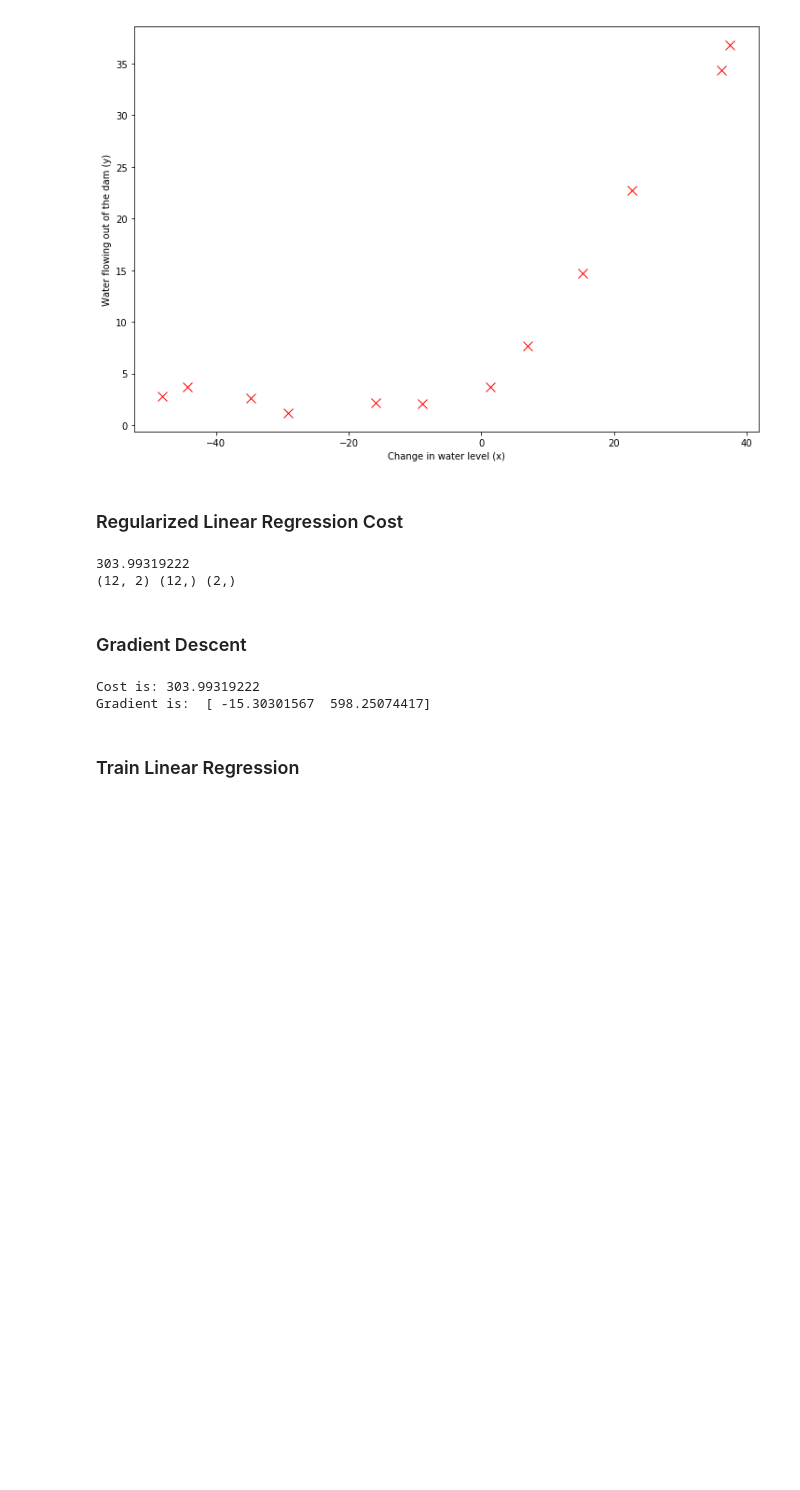
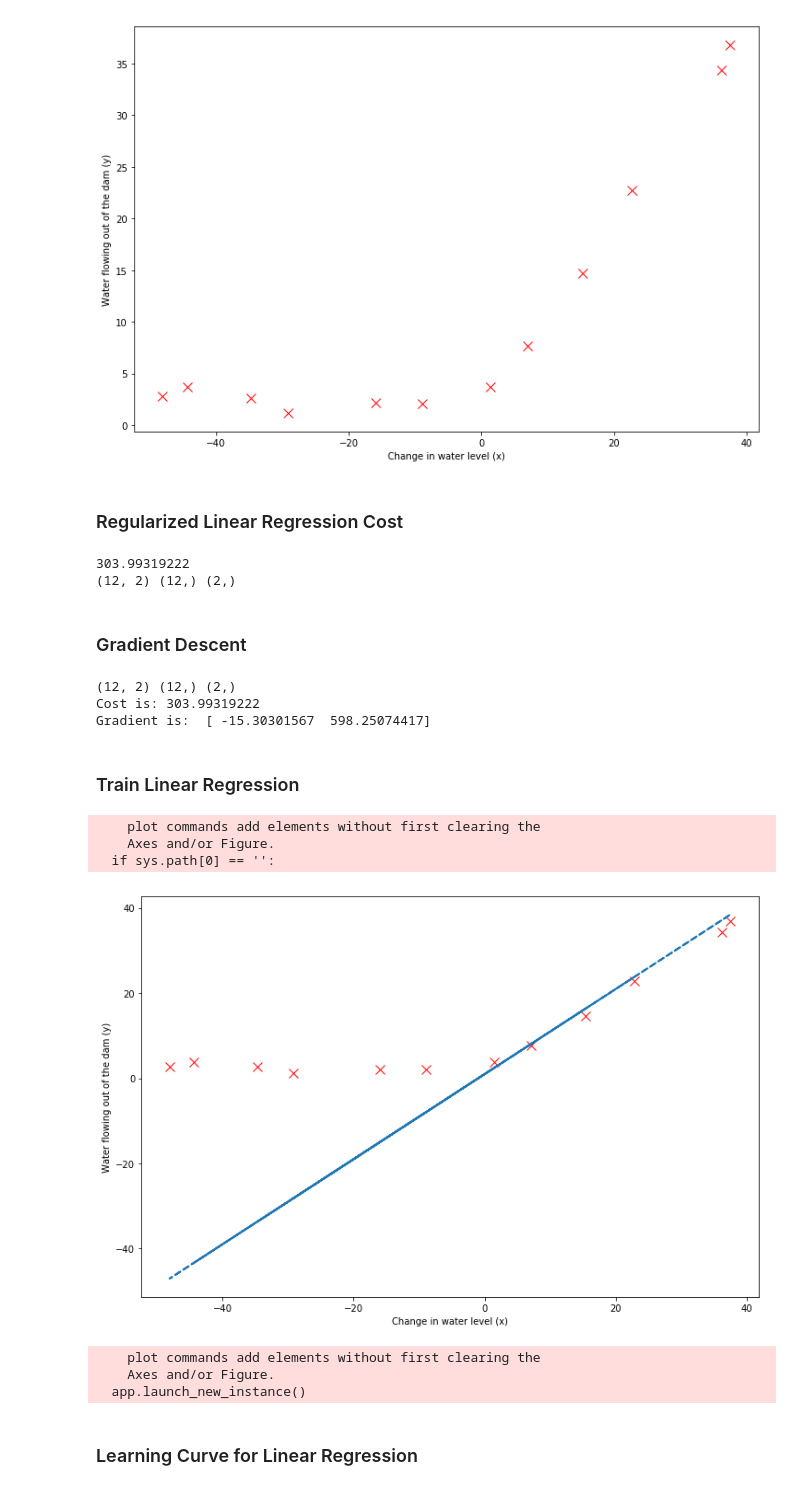
Before and after one commit to angellicacardozo/machine-learning-regularized-logistic-regression, a Jupyter notebook: A Regularized Logistic Regression Tutorial.ipynb, the cells around one changed output. Drawn from its saved outputs; the diff is of its cells as text; code cells hidden in the pictures; blank space fills up the shorter version.

```diff
--- a/A Regularized Logistic Regression Tutorial.ipynb
+++ b/A Regularized Logistic Regression Tutorial.ipynb
@@ -332,11 +332,13 @@ def gradient_descent(x, y, theta, pLambda=1.):
 
     return J, grad.flatten()
 # %%
+print(x.shape, y.shape, theta.shape)
 (J, g) = gradient_descent(x, y, theta)
 
 print('Cost is:', J)
 print('Gradient is: ', g)
 # %% [output]
+(12, 2) (12,) (2,)
 Cost is: 303.99319222
 Gradient is:  [ -15.30301567  598.25074417]
 # %% [markdown]
@@ -359,0 +359,45 @@ error_train, error_val = compute_lambda(np.column_stack((np.ones((m,1)), x)), y,
+# %%
+pLambda = 0
+
+'''
+    Recovering parameters
+'''
+
+x = mat["X"]
+y = mat["y"]
+
+x = x[:, [0]]
+y = y[:, 0]
+
+x = np.insert(x, 0, np.ones(x.shape[0]), axis=1)
+
+theta = np.ones(shape=(x.shape[1]))
+
+error_train, error_val = compute_lambda(x, y, pLambda)
+# %%
+x = mat["X"]
+x = x[:, [0]]
+m = x.shape[0]
+
+plt.close()
+
+plt.subplots(figsize=(12,8))
+
+plt.plot(x, y, 'rx', markersize=10, linewidth=1.5)
+plt.xlabel('Change in water level (x)')
+plt.ylabel('Water flowing out of the dam (y)')
+plt.hold(True)
+plt.plot(x, np.dot(np.column_stack((np.ones(shape=(m)), x)), theta), '--', linewidth=2)
+plt.show(block=False)
+
+plt.hold(False)
+# %% [output]
+    plot commands add elements without first clearing the
+    Axes and/or Figure.
+  if sys.path[0] == '':
+[figure, added]
+    plot commands add elements without first clearing the
+    Axes and/or Figure.
+  app.launch_new_instance()
+# %% [markdown]
+### Learning Curve for Linear Regression
```
Also changed, not shown: parts of 12 cells of this notebook.
